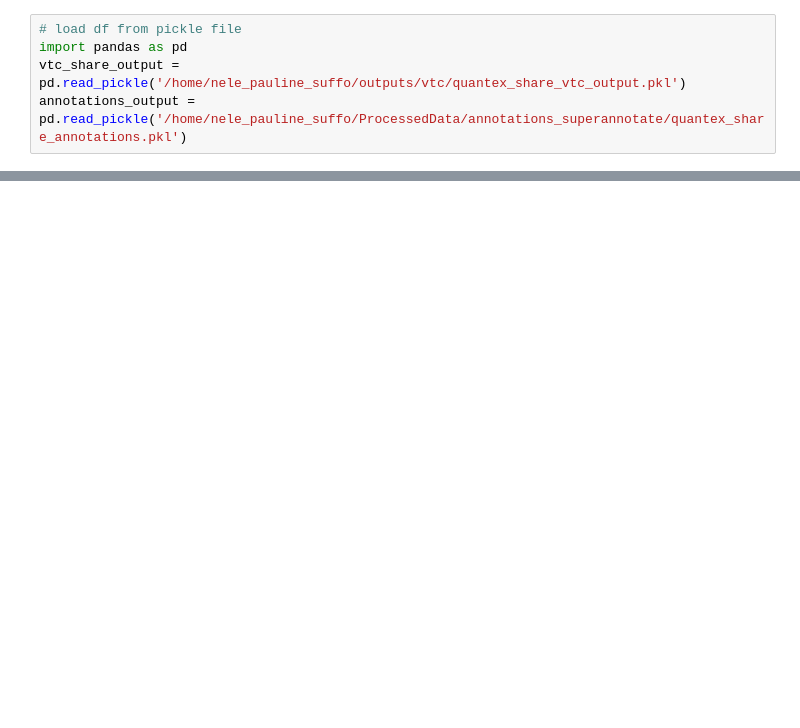
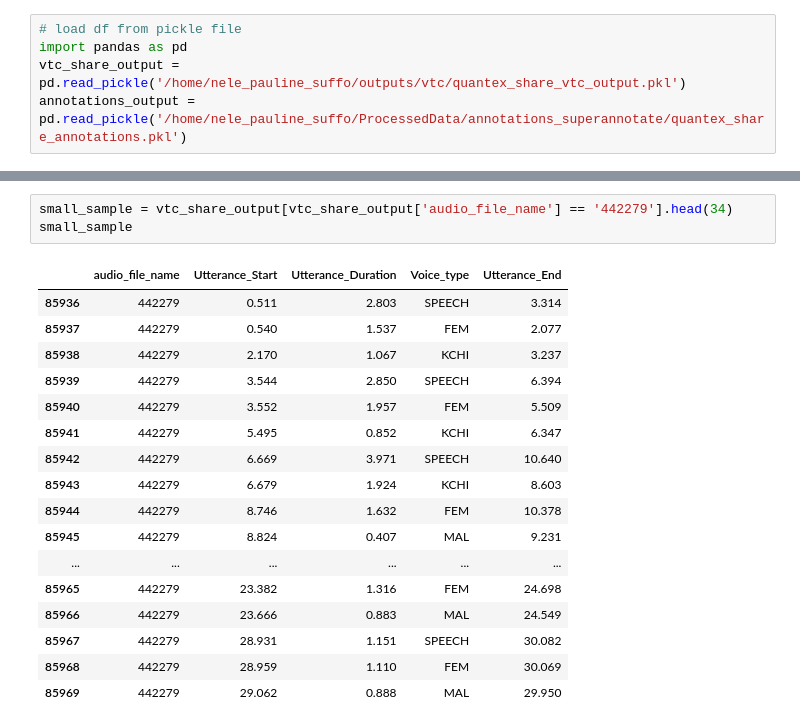
Before and after one commit to neleSuffo/naturalistic-social-analysis, a Jupyter notebook: notebooks/vtc_evaluation.ipynb, the cells around one changed output, grey strips where cells are left out. Cells and saved outputs as stored; diff of their text form; blank space fills up the shorter version.

```diff
--- a/notebooks/vtc_evaluation.ipynb
+++ b/notebooks/vtc_evaluation.ipynb
@@ -99,0 +45,21 @@ print(f"\nMacro F1 Score: {macro_f1:.3f}")
+# %%
+small_sample = vtc_share_output[vtc_share_output['audio_file_name'] == '442279'].head(34)
+small_sample
+# %% [output]
+|  | audio_file_name | Utterance_Start | Utterance_Duration | Voice_type | Utterance_End |
+| 85936 | 442279 | 0.511 | 2.803 | SPEECH | 3.314 |
+| 85937 | 442279 | 0.540 | 1.537 | FEM | 2.077 |
+| 85938 | 442279 | 2.170 | 1.067 | KCHI | 3.237 |
+| 85939 | 442279 | 3.544 | 2.850 | SPEECH | 6.394 |
+| 85940 | 442279 | 3.552 | 1.957 | FEM | 5.509 |
+| 85941 | 442279 | 5.495 | 0.852 | KCHI | 6.347 |
+| 85942 | 442279 | 6.669 | 3.971 | SPEECH | 10.640 |
+| 85943 | 442279 | 6.679 | 1.924 | KCHI | 8.603 |
+| 85944 | 442279 | 8.746 | 1.632 | FEM | 10.378 |
+| 85945 | 442279 | 8.824 | 0.407 | MAL | 9.231 |
+| ... | ... | ... | ... | ... | ... |
+| 85965 | 442279 | 23.382 | 1.316 | FEM | 24.698 |
+| 85966 | 442279 | 23.666 | 0.883 | MAL | 24.549 |
+| 85967 | 442279 | 28.931 | 1.151 | SPEECH | 30.082 |
+| 85968 | 442279 | 28.959 | 1.110 | FEM | 30.069 |
+| 85969 | 442279 | 29.062 | 0.888 | MAL | 29.950 |
```
Also changed, not shown: parts of 8 cells of this notebook.
